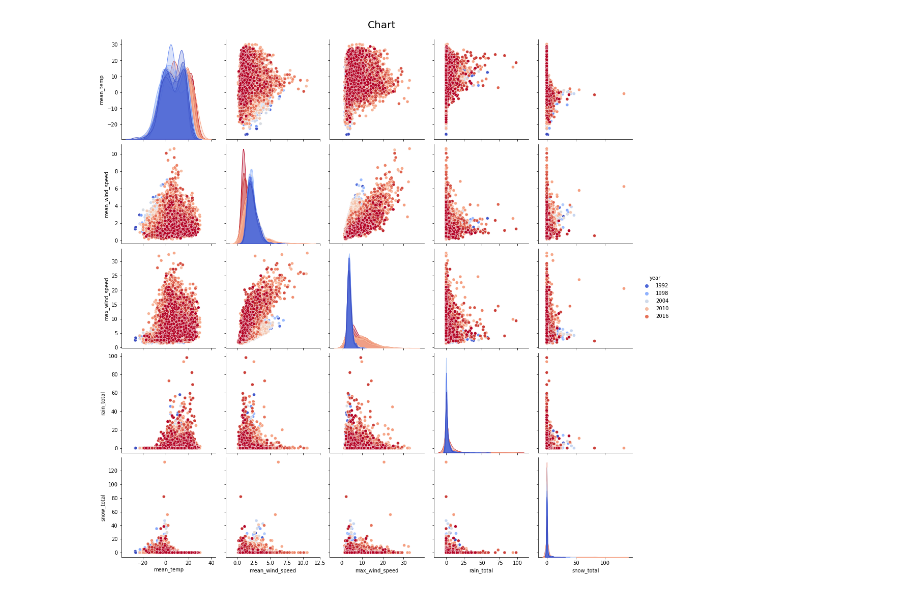
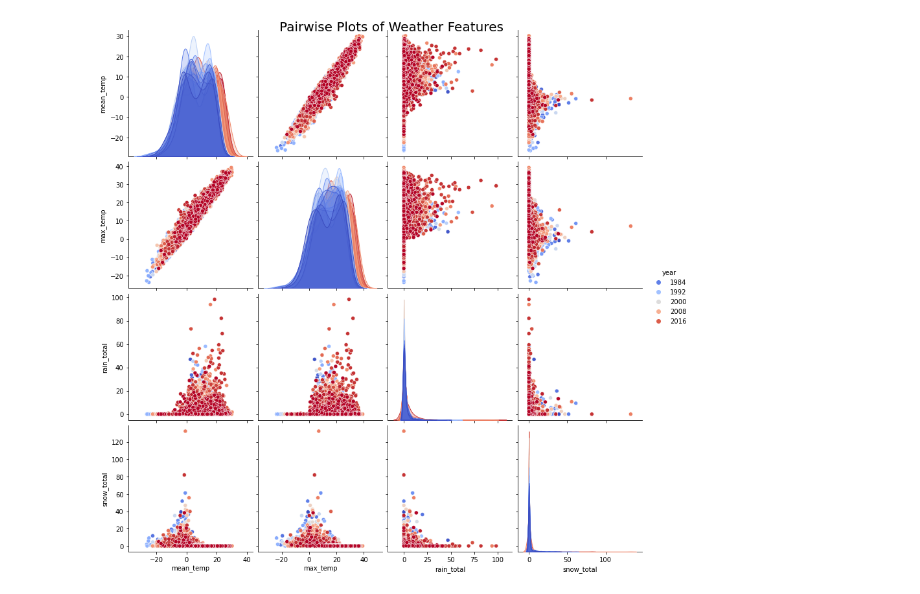
Before and after one commit to joseph-cavarretta/projects, a Jupyter notebook: DS_projects/weather_model/weather_eda.ipynb, the cells around one changed output. Cells and saved outputs as stored; diff of their text form; code cells hidden in the pictures.

```diff
--- a/DS_projects/weather_model/weather_eda.ipynb
+++ b/DS_projects/weather_model/weather_eda.ipynb
@@ -40,7 +45,14 @@ weather_main - group of weather parameters (rain, snow, extreme)
 ''';
 # %%
 # drop columns with all null values
-raw_df.drop(columns=['sea_level', 'grnd_level', 'snow_3h', 'rain_3h' ], inplace=True)
+raw_df.drop(
+    columns=[
+        'sea_level',
+        'grnd_level',
+        'snow_3h',
+        'rain_3h'
+    ], inplace=True
+)
 
 # drop unneeded columns
 raw_df.drop(
@@ -60,9 +72,6 @@ raw_df.drop(
 # %%
 # handle null values
 
-# if wind_gust = NaN, fill with value from wind_speed
-raw_df['wind_gust'] = raw_df['wind_gust'].fillna(raw_df['wind_speed'])
-
 # fill NaN for snow and rainfall with 0
 raw_df[['rain_1h', 'snow_1h']] = raw_df[['rain_1h', 'snow_1h']].fillna(float(0))
 # %%
@@ -93,8 +102,6 @@ memory usage: 40.4 MB
 # select columns we will use for our analysis
 cols = [
     'temp',
-    'wind_speed',
-    'wind_gust',
     'rain_1h',
     'snow_1h',
 ]
@@ -102,8 +109,6 @@ cols = [
 # select aggregations to down sample features
 aggs = {
     'temp': 'mean',
-    'wind_speed': 'mean',
-    'wind_gust': 'max',
     'rain_1h': 'sum',
     'snow_1h': 'sum'
 }
@@ -112,8 +117,6 @@ aggs = {
 # select column names for after aggregations
 names = {
     'temp': 'mean_temp',
-    'wind_speed': 'mean_wind_speed',
-    'wind_gust': 'max_wind_speed',
     'rain_1h': 'rain_total',
     'snow_1h': 'snow_total'
 }
@@ -143,7 +146,15 @@ df['day_of_month'] = df.index.day
 df['day_of_year'] = df.index.strftime('%j')
 # %%
 # reorder columns for clarity
-cols_reorder = ['year', 'month_name', 'month', 'day_of_month', 'day_of_year', 'max_temp', 'min_temp'] + list(names.values())
+cols_reorder = [
+    'year',
+    'month_name',
+    'month',
+    'day_of_month',
+    'day_of_year',
+    'max_temp',
+    'min_temp'
+] + list(names.values())
 
 df = df[cols_reorder]
 # %%
@@ -186,18 +182,17 @@ corr_map.style.background_gradient(cmap='coolwarm').set_precision(2)
 # %%
 sns.pairplot(
-    df[df['year'] >=1990],
+    df,
     height=3,
     vars=[
         'mean_temp',
-        'mean_wind_speed',
-        'max_wind_speed',
+        'max_temp',
         'rain_total',
         'snow_total',
     ],
     hue='year',
     palette='coolwarm'
 )
-plt.suptitle('Chart', fontsize=20, y=1.02)
+plt.suptitle('Pairwise Plots of Weather Features', fontsize=20, y=1.0)
 plt.show()
 # %% [output]
-[figure, old version]
+[figure, new version]
```
Also changed, not shown: parts of 34 cells of this notebook.
